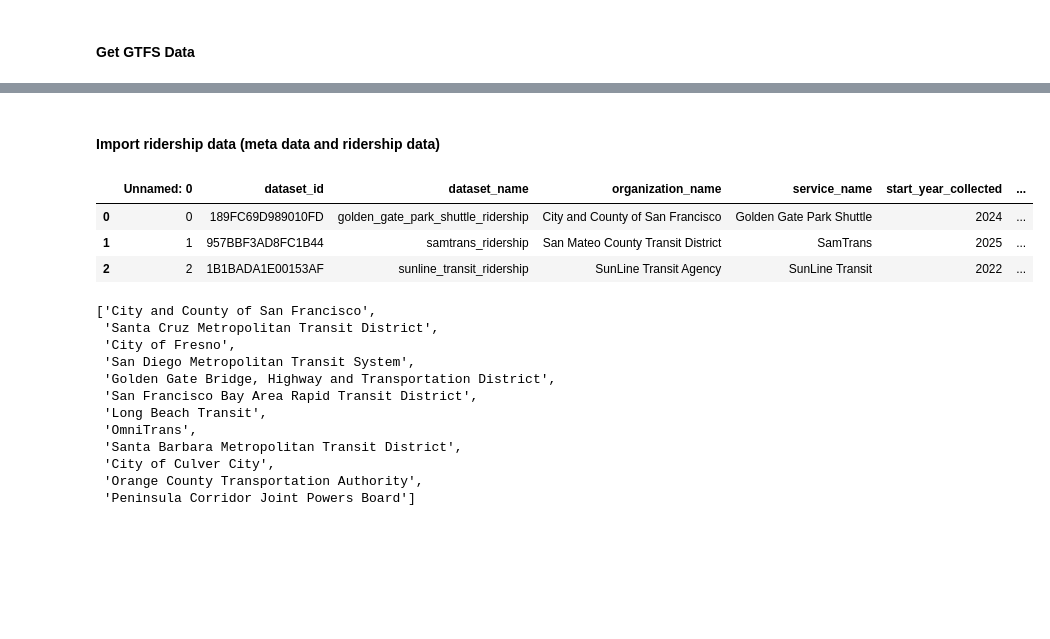
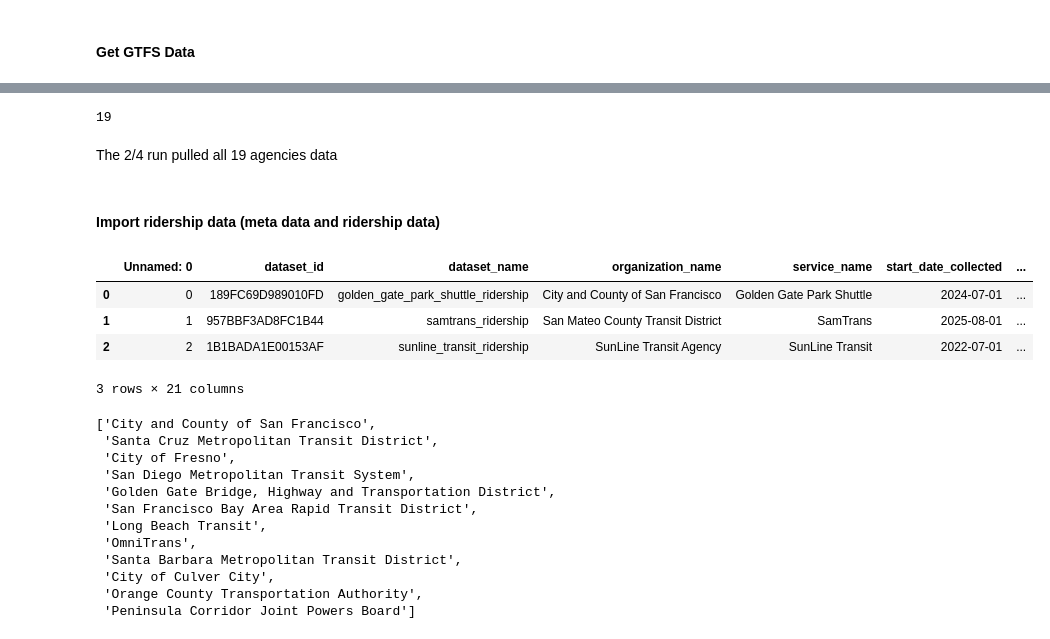
Before and after one commit to cal-itp/transit-ridership-analytics, a Jupyter notebook: Dimension_enrichment.ipynb, the cells around one changed output, grey strips where cells are left out. Cells and saved outputs as stored; diff of their text form; code cells hidden in the pictures; blank space fills up the shorter version.

```diff
--- a/Dimension_enrichment.ipynb
+++ b/Dimension_enrichment.ipynb
@@ -216,13 +219,20 @@ array(['Santa Cruz Metropolitan Transit District', 'Long Beach Transit',
+# %%
+len(df_gtfs["organization_name"].unique())
+# %% [output]
+19
+# %% [markdown]
+The 2/4 run pulled all 19 agencies data
 # %% [markdown]
 #### Import ridership data (meta data and ridership data)
 # %%
-df_dim = pd.read_csv("dim_dataset.csv")
+df_dim = pd.read_csv("preprocessed_ridership_output/dataset_metadata.csv")
 df_dim.head(3)
 # %% [output]
-|  | Unnamed: 0 | dataset_id | dataset_name | organization_name | service_name | start_year_collected | ... |
-| 0 | 0 | 189FC69D989010FD | golden_gate_park_shuttle_ridership | City and County of San Francisco | Golden Gate Park Shuttle | 2024 | ... |
-| 1 | 1 | 957BBF3AD8FC1B44 | samtrans_ridership | San Mateo County Transit District | SamTrans | 2025 | ... |
-| 2 | 2 | 1B1BADA1E00153AF | sunline_transit_ridership | SunLine Transit Agency | SunLine Transit | 2022 | ... |
+|  | Unnamed: 0 | dataset_id | dataset_name | organization_name | service_name | start_date_collected | ... |
+| 0 | 0 | 189FC69D989010FD | golden_gate_park_shuttle_ridership | City and County of San Francisco | Golden Gate Park Shuttle | 2024-07-01 | ... |
+| 1 | 1 | 957BBF3AD8FC1B44 | samtrans_ridership | San Mateo County Transit District | SamTrans | 2025-08-01 | ... |
+| 2 | 2 | 1B1BADA1E00153AF | sunline_transit_ridership | SunLine Transit Agency | SunLine Transit | 2022-07-01 | ... |
+3 rows × 21 columns
 # %%
 # agencies that didn't provide lat and lon
 org_loc_missing = df_dim[df_dim["stop_lat_exists"] == 0]["organization_name"].tolist()
```
Also changed, not shown: parts of 29 cells of this notebook, 24 other files.
